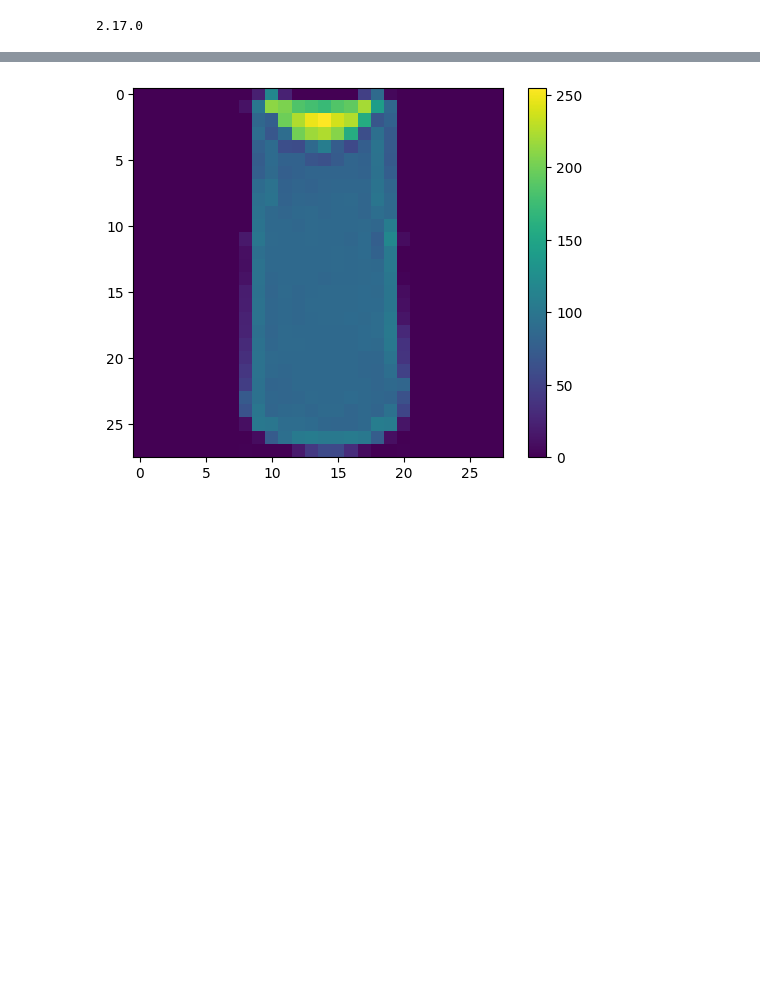
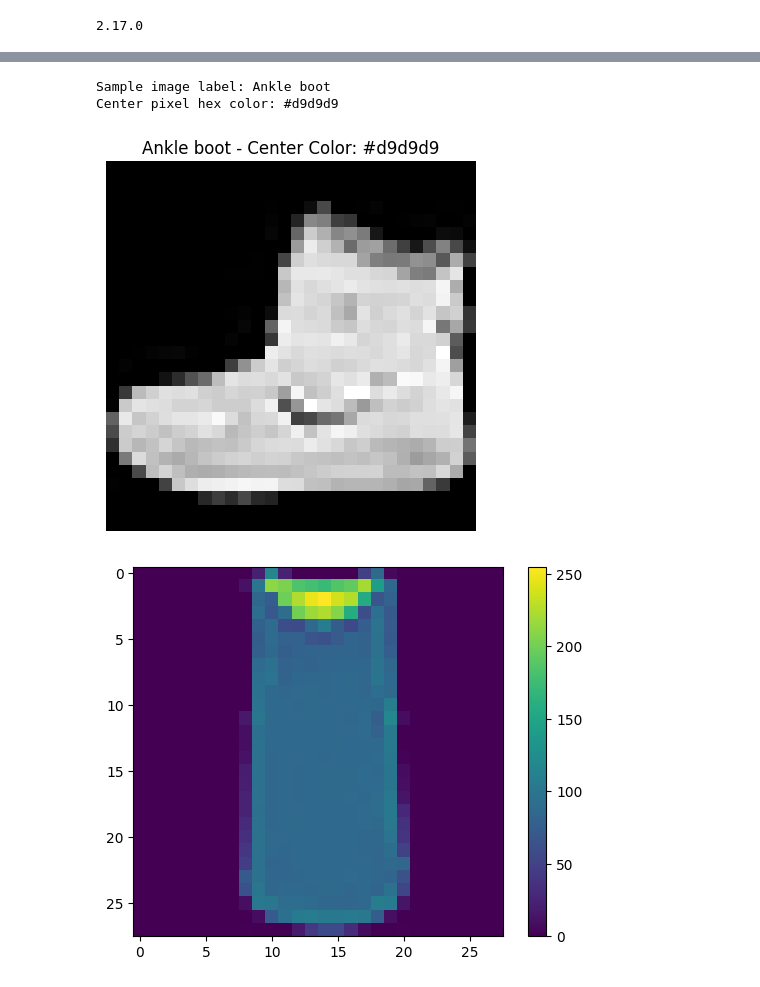
Before and after one commit to vivian-lz/Outfit-Recommender-AI-, a Jupyter notebook: GetHexCodes.ipynb, the cells around one changed output, grey strips where cells are left out. Cells and saved outputs as stored; diff of their text form; code cells hidden in the pictures; blank space fills up the shorter version.

Commit message:
Version that retrieves the center hex code

```diff
--- a/GetHexCodes.ipynb
+++ b/GetHexCodes.ipynb
@@ -24,6 +15,38 @@ Downloading data from https://storage.googleapis.com/tensorflow/tf-keras-dataset
 # %%
 class_names = ['T-shirt/top', 'Trouser', 'Pullover', 'Dress', 'Coat',
                'Sandal', 'Shirt', 'Sneaker', 'Bag', 'Ankle boot']
+# %%
+def rgb_to_hex(rgb):
+    """Converts an RGB tuple to a hex color code."""
+    return '#{:02x}{:02x}{:02x}'.format(int(rgb[0] * 255), int(rgb[1] * 255), int(rgb[2] * 255))
+# %%
+def get_center_hex(image):
+    """Extracts the center pixel's color from an RGB image and returns its hex code."""
+    h, w, _ = image.shape
+    center_pixel = image[h // 2, w // 2]
+    return rgb_to_hex(center_pixel)
+# %%
+# Convert grayscale images to RGB format by duplicating the grayscale channel
+train_images_rgb = np.stack((train_images,)*3, axis=-1) / 255.0  # Normalize to [0,1] range
+test_images_rgb = np.stack((test_images,)*3, axis=-1) / 255.0
+
+# Now, use train_images_rgb instead of train_images
+sample_image = train_images_rgb[0]  # Select a sample image in RGB format
+sample_label = class_names[train_labels[0]]
+center_hex = get_center_hex(sample_image)
+
+print(f"Sample image label: {sample_label}")
+print(f"Center pixel hex color: {center_hex}")
+
+# Display image with hex color
+plt.imshow(sample_image)
+plt.title(f"{sample_label} - Center Color: {center_hex}")
+plt.axis('off')
+plt.show()
+# %% [output]
+Sample image label: Ankle boot
+Center pixel hex color: #d9d9d9
+[figure, added]
 # %%
 plt.figure()
 plt.imshow(train_images[2])
```
Also changed, not shown: parts of 5 cells of this notebook.
